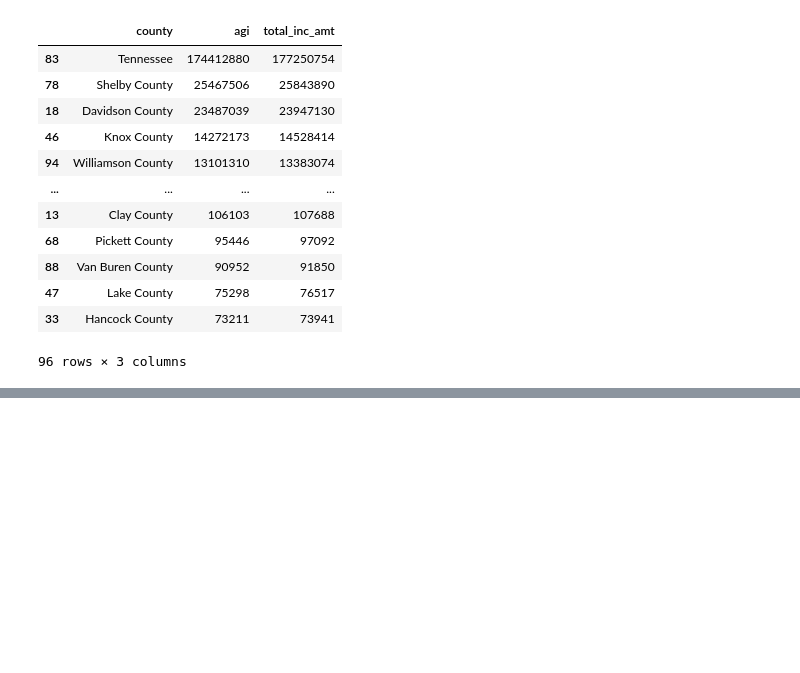
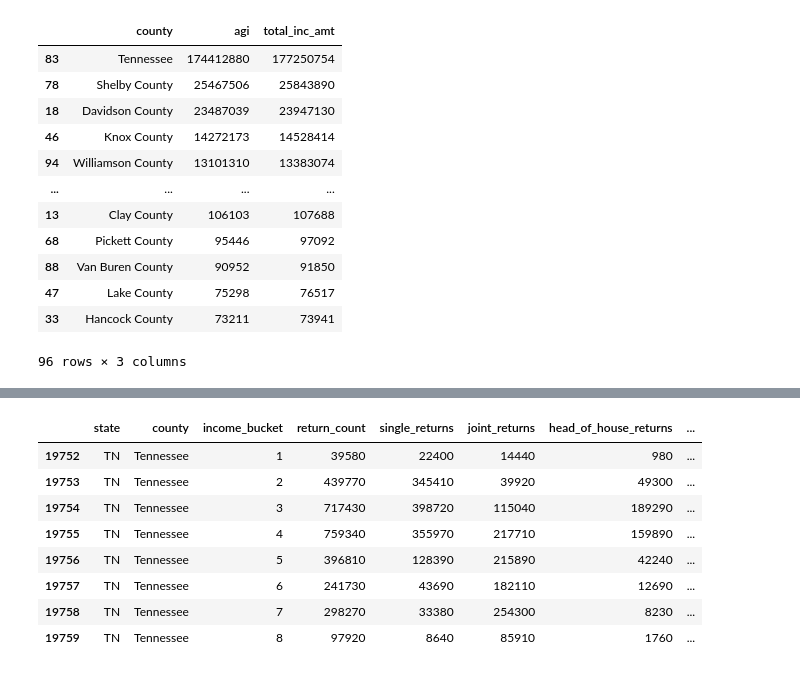
Before and after one commit to jinheepark0606/data-science-essentials-3, a Jupyter notebook: data/JP_week1.ipynb, the cells around one changed output, grey strips where cells are left out. Saved outputs shown, nothing was run; the diff lists cells and outputs as text; code cells hidden in the pictures; blank space fills up the shorter version.

```diff
--- a/data/JP_week1.ipynb
+++ b/data/JP_week1.ipynb
@@ -425,0 +435,14 @@ test.sort_values(by='agi',ascending=False)
+# %%
+tn_income_df_Tennessee= tn_income_df_update.loc[tn_income_df_update['county'] == 'Tennessee']
+# %%
+tn_income_df_Tennessee.head(50)
+# %% [output]
+|  | state | county | income_bucket | return_count | single_returns | joint_returns | head_of_house_returns | ... |
+| 19752 | TN | Tennessee | 1 | 39580 | 22400 | 14440 | 980 | ... |
+| 19753 | TN | Tennessee | 2 | 439770 | 345410 | 39920 | 49300 | ... |
+| 19754 | TN | Tennessee | 3 | 717430 | 398720 | 115040 | 189290 | ... |
+| 19755 | TN | Tennessee | 4 | 759340 | 355970 | 217710 | 159890 | ... |
+| 19756 | TN | Tennessee | 5 | 396810 | 128390 | 215890 | 42240 | ... |
+| 19757 | TN | Tennessee | 6 | 241730 | 43690 | 182110 | 12690 | ... |
+| 19758 | TN | Tennessee | 7 | 298270 | 33380 | 254300 | 8230 | ... |
+| 19759 | TN | Tennessee | 8 | 97920 | 8640 | 85910 | 1760 | ... |
```
Also changed, not shown: parts of 11 cells of this notebook, 1 other file.
